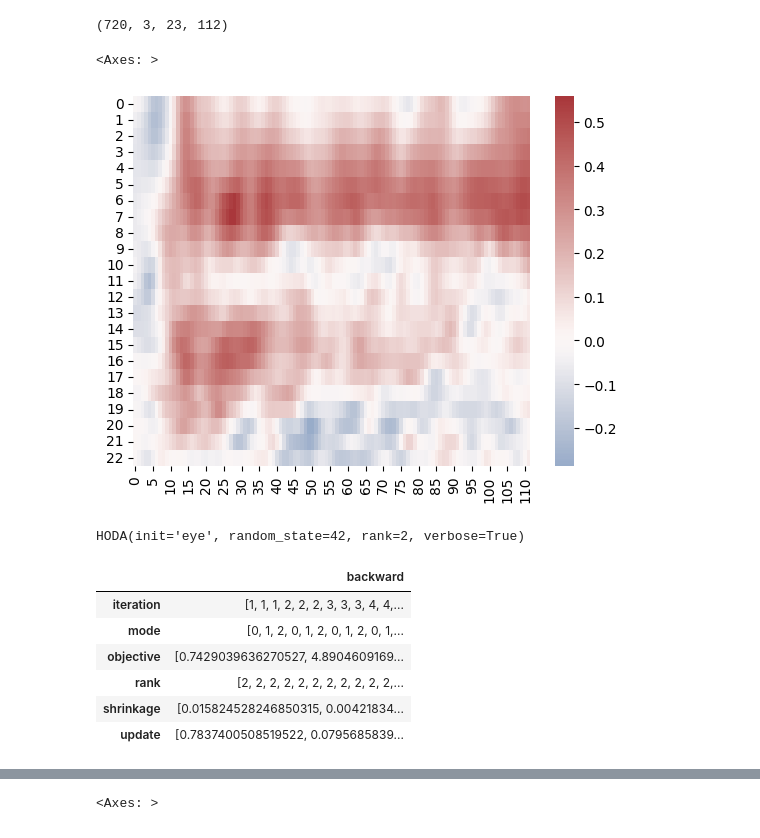
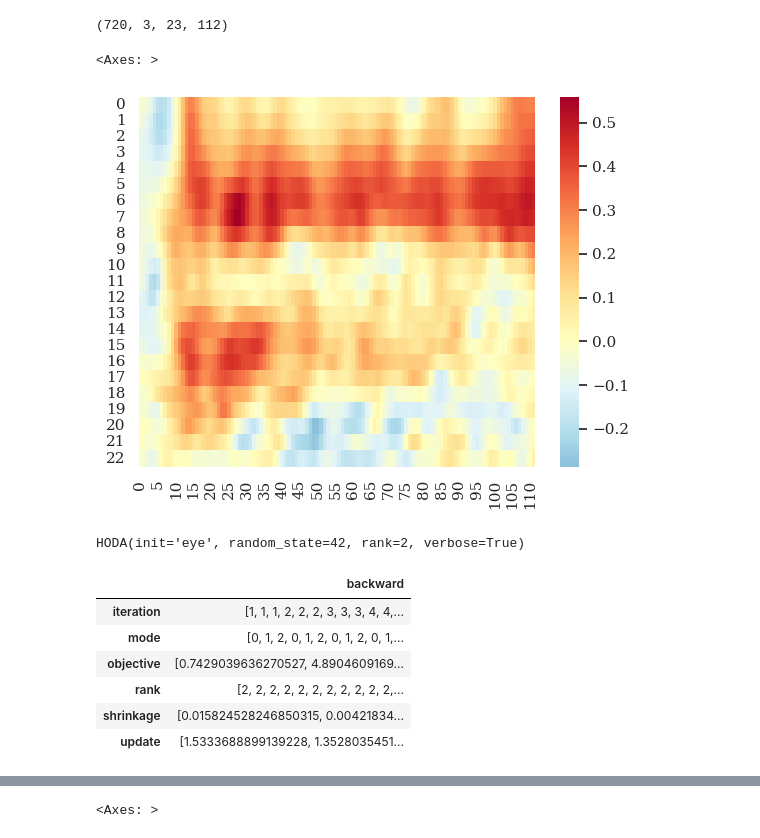
Before and after one commit to arnevdk/bttda, a Jupyter notebook: notebooks/hoda_mi.ipynb, the cells around one changed output, grey strips where cells are left out. Cells and saved outputs as stored; diff of their text form; code cells hidden in the pictures.

```diff
--- a/notebooks/hoda_mi.ipynb
+++ b/notebooks/hoda_mi.ipynb
@@ -94,18 +97,19 @@ from sklearn.preprocessing import StandardScaler
 
 X = epochs.get_data()
 y = labels
-tfr = Tensorize(method='stf', params=dict(sfreq=epochs.info['sfreq'], tmin=epochs.tmin, zscore=True))
+tfr = Tensorize(method='stf', params=dict(sfreq=epochs.info['sfreq'], zscore=True))
 X = tfr.transform(X)
 
 X.shape
 # %% [output]
 (720, 3, 23, 112)
 # %%
+import seaborn as sns
 contrast = tl.to_numpy(X[y=='right_hand'].mean(axis=0)) - tl.to_numpy(X[y=='left_hand'].mean(axis=0))
-sns.heatmap(contrast[2], cmap="vlag", center=0)
+sns.heatmap(contrast[2], cmap="RdYlBu_r", center=0)
 # %% [output]
 <Axes: >
-[figure, old version]
+[figure, new version]
 # %%
 from hoda.hoda import HODA
 
@@ -138,7 +142,7 @@ pd.DataFrame(hoda.train_info_)
 | objective | [0.7429039636270527, 4.8904609169... |
 | rank | [2, 2, 2, 2, 2, 2, 2, 2, 2, 2, 2,... |
 | shrinkage | [0.015824528246850315, 0.00421834... |
-| update | [0.7837400508519522, 0.0795685839... |
+| update | [1.5333688899139228, 1.3528035451... |
 # %%
 import pandas as pd
 import seaborn as sns
```
Also changed, not shown: parts of 5 cells of this notebook, 8 other files.
